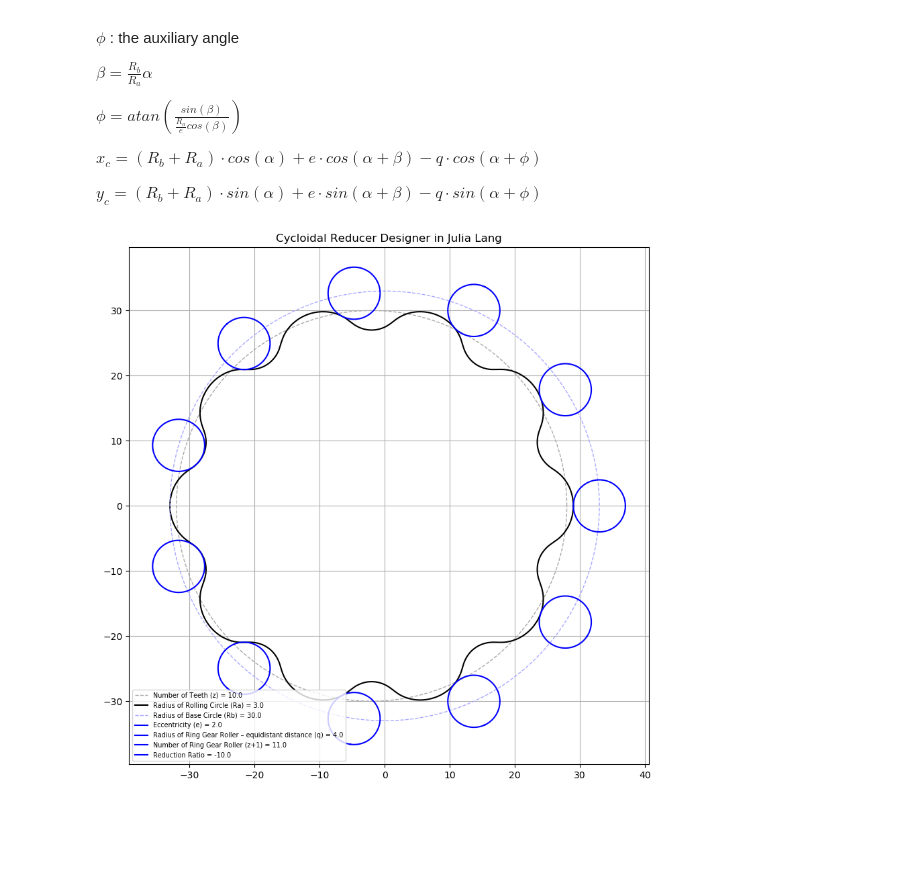
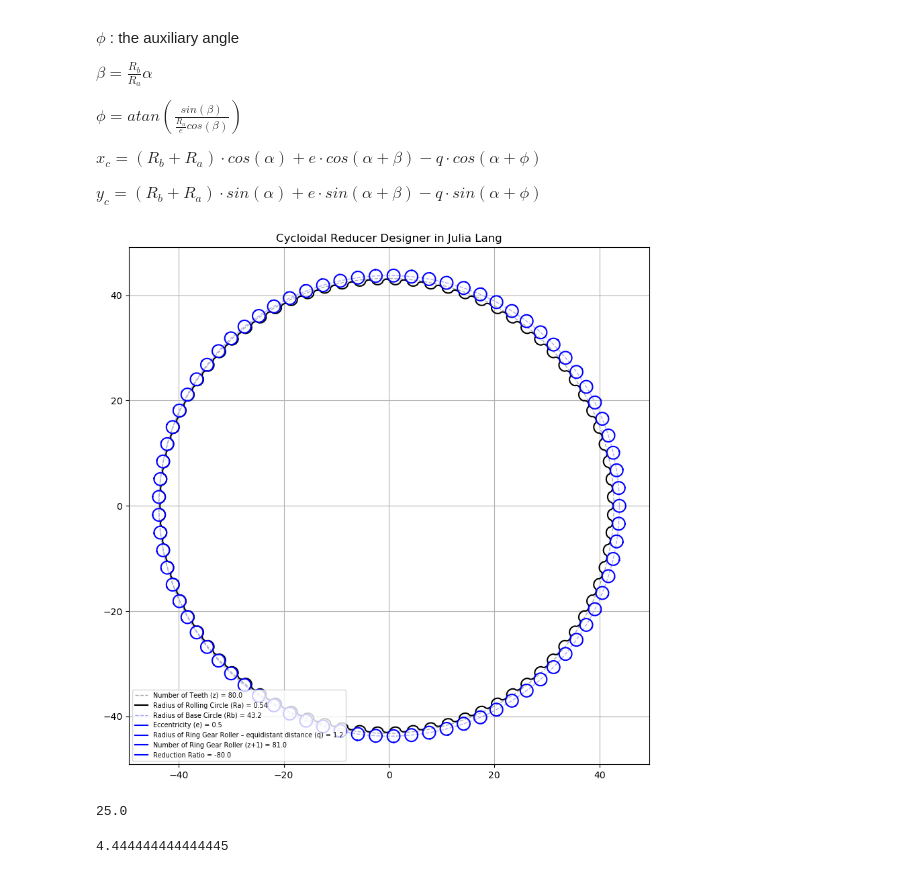
Before and after one commit to dymaxionkim/CRD, a Jupyter notebook: CRD.ipynb, the cells around one changed output. Cells and saved outputs as stored; diff of their text form; code cells hidden in the pictures; blank space fills up the shorter version.

```diff
--- a/CRD.ipynb
+++ b/CRD.ipynb
@@ -41,10 +41,10 @@ using PyPlot
 PyPlot.svg(true)
 
 ## Parameters
-z = 10.0;     # Number of Teeth
-Ra = 3.0;     # Radius of Rolling Circle
-e = 2.0;      # Eccentricity
-q = 4.0;      # Radius of Ring Gear Roller – equidistant distance
+z = 80.0;     # Number of Teeth
+Ra = 0.54;    # Radius of Rolling Circle
+e = 0.5;      # Eccentricity
+q = 1.2;      # Radius of Ring Gear Roller – equidistant distance
 
 theta = deg2rad(360.0/(z+1));    # Array Angle of Ring Gear Roller
 Rb = Ra*z;    # Radius of Base Circle
@@ -62,7 +62,7 @@ Yc = (Rb+Ra).*sin.(alpha) .+ e.*sin.(alpha.+beta) .- q.*sin.(alpha.+atan.(phi));
 ## Calculate for Ring Gear Roller
 Q = hcat( q.*cos.(alpha).+(Rb+Ra), q.*sin.(alpha) );
 i=1;
-for i=1:Int(z)+1
+for i=1:floor(Int64,z)+1
     Q = hcat(Q, Q[:,2*i-1].*cos(theta).-Q[:,2*i].*sin(theta) );
     Q = hcat(Q, Q[:,2*i-1].*sin(theta).+Q[:,2*i].*cos(theta) );
 end
@@ -77,7 +77,7 @@ plot( Rb.*cos.(alpha).-e, Rb.*sin.(alpha), color="#aaaaaa", linewidth="1", lines
 plot(Xc.-e, Yc, color="#000000", linewidth="1.5")
 
 plot( (Rb+Ra).*cos.(alpha), (Rb+Ra).*sin.(alpha), color="#aaaaff", linewidth="1", linestyle="--" )
-for i=1:Int(z)+1
+for i=1:floor(Int64,z)+1
     plot(Q[:,2*i-1],Q[:,2*i],color="#0000ff",linewidth="1.5")
 end
 
@@ -94,7 +94,7 @@ savefig("case.svg")
 ## Save case.scr
 fileout = open("case.scr", "w")
 println(fileout, "spline")
-for i=1:Int(length(alpha)/z+1)
+for i=1:floor(Int64,length(alpha)/z+1)
     println(fileout, Xc[i].-e,",",Yc[i])
 end
 println(fileout, "")
@@ -117,31 +117,39 @@ println(fileout, Rb)
 println(fileout, "circle")
 println(fileout, (Rb+Ra),",0")
 println(fileout, q)
 
 println(fileout, "array")
 println(fileout, "L")
 println(fileout, "")
 println(fileout, "P")
 println(fileout, "0,0")
 println(fileout, Int(z)+1)
 println(fileout, "360")
 println(fileout, "Y")
 
 println(fileout, "circle")
 println(fileout, "0,0")
 println(fileout, (Rb+Ra))
 
 close(fileout)
 
 ## Save case.csv
 fileout = open("case.csv", "w")
 println(fileout, "Number of Teeth (z),",z)
 println(fileout, "Radius of Rolling Circle (Ra),",Ra)
 println(fileout, "Radius of Base Circle (Rb),",Rb)
 println(fileout, "Eccentricity (e),",e)
 println(fileout, "Radius of Ring Gear Roller (equidistant distance) (q),",q)
 println(fileout, "Number of Ring Gear Roller (z+1),",z+1)
 println(fileout, "Reduction Ratio,",(z/(-1)))
 close(fileout)
 # %% [output]
-[figure, old version]
+[figure, new version]
+# %%
+2000/z
+# %% [output]
+25.0
+# %%
+360/81
+# %% [output]
+4.444444444444445
```
Also changed, not shown: 3 other files.
